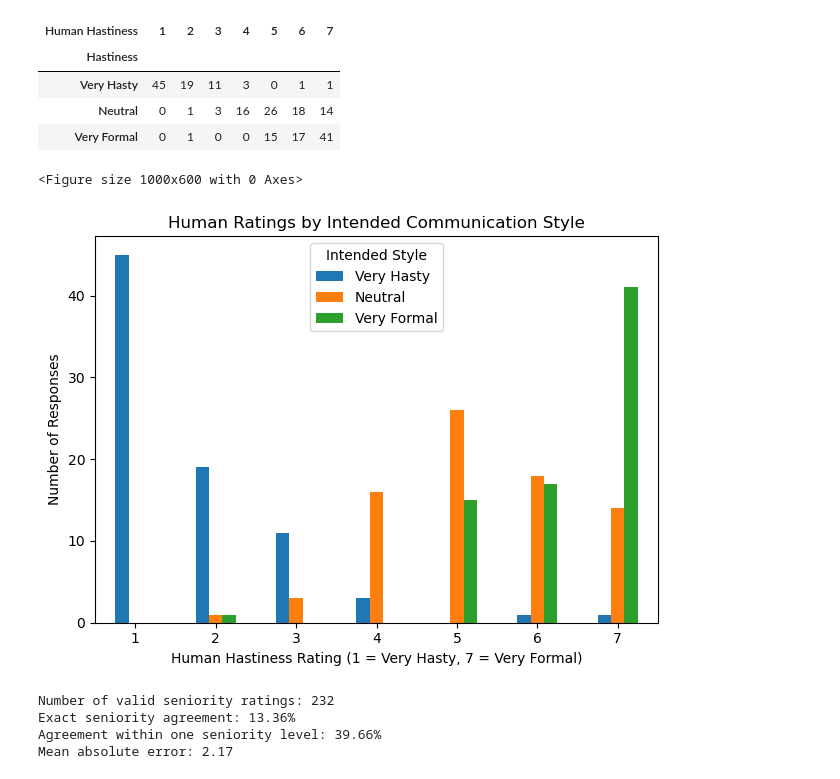
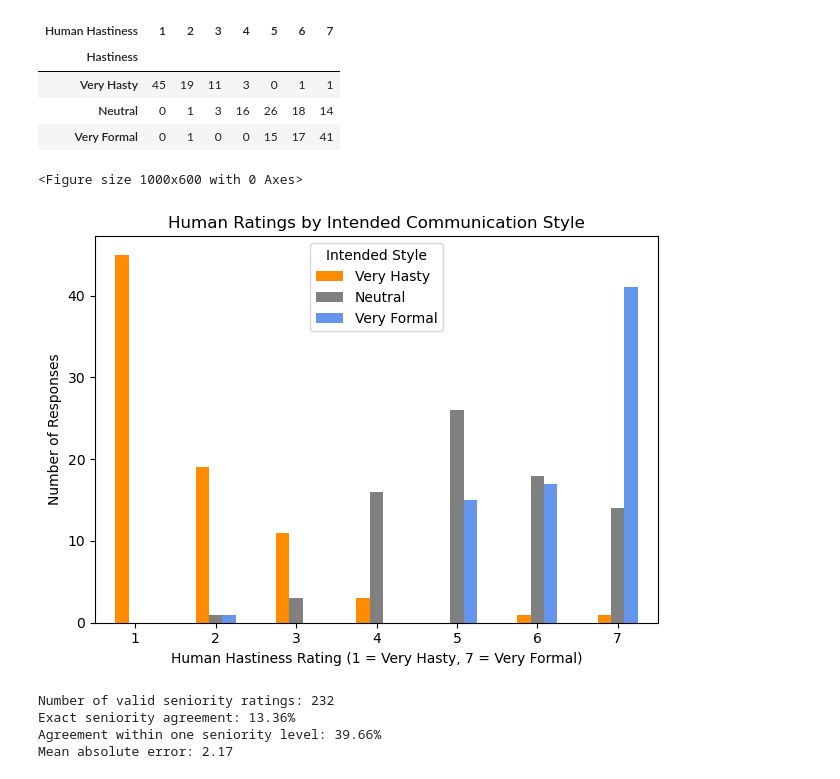
Before and after one commit to arwaguudle/AI-Data-Governance-Project, a Jupyter notebook: Automating-Data-Governance-main/variations_results/survey_result.ipynb, the cells around one changed output. Cells and saved outputs as stored; diff of their text form; code cells hidden in the pictures.

```diff
--- a/Automating-Data-Governance-main/variations_results/survey_result.ipynb
+++ b/Automating-Data-Governance-main/variations_results/survey_result.ipynb
@@ -247,20 +247,20 @@ display(hastiness_distribution)
 # %%
 plt.figure(figsize=(10, 6))
 
-hastiness_distribution.T.plot(kind="bar")
+hastiness_distribution.T.plot(kind="bar", color = ["darkorange","grey","cornflowerblue"])
 
 plt.xlabel("Human Hastiness Rating (1 = Very Hasty, 7 = Very Formal)")
 plt.ylabel("Number of Responses")
 plt.title("Human Ratings by Intended Communication Style")
 
 plt.xticks(rotation=0)
 plt.legend(title="Intended Style")
 
 plt.tight_layout()
 plt.show()
 # %% [output]
 <Figure size 1000x600 with 0 Axes>
-[figure, old version]
+[figure, new version]
 # %%
 #evaluating the seniority
 
```
Also changed, not shown: parts of 2 cells of this notebook, 1 other file.
